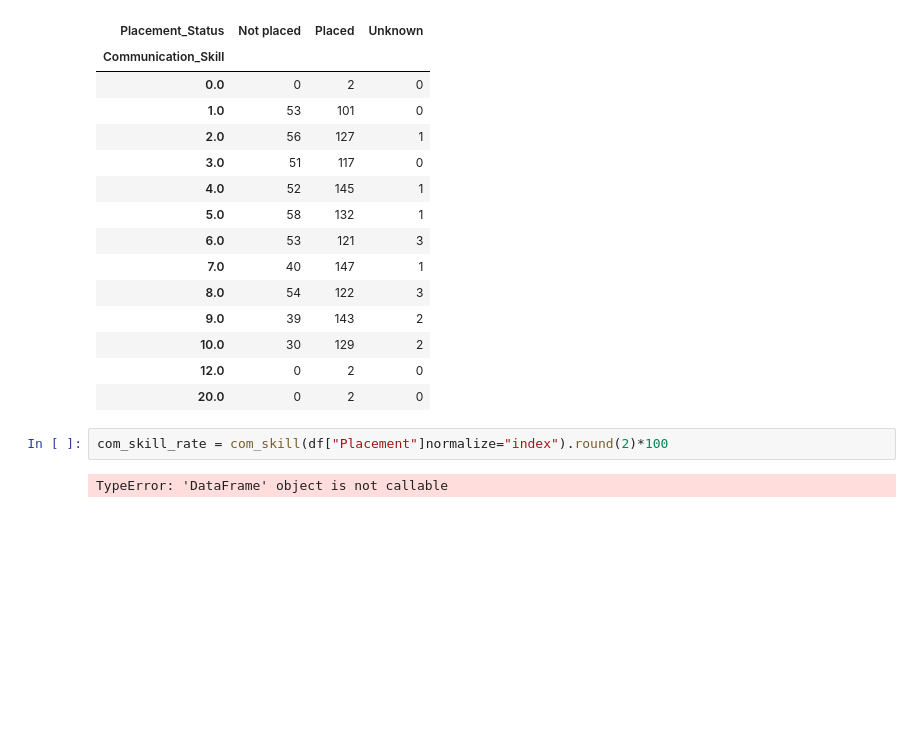
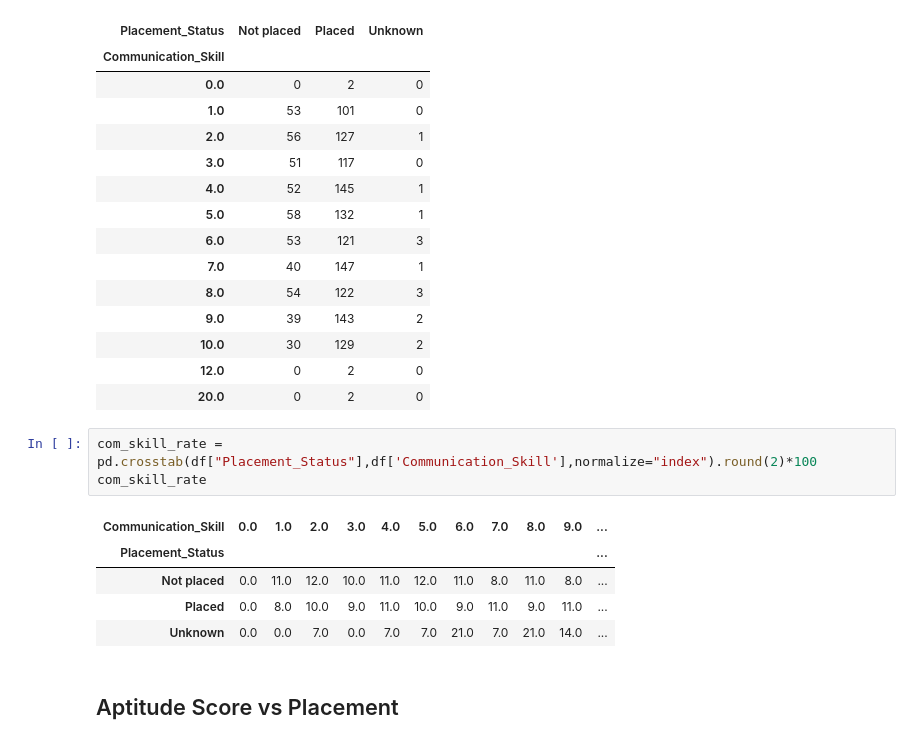
Before and after one commit to Dev-darshan24/Student-Placement-Analytics-, a Jupyter notebook: 3_EDA.ipynb, the cells around one changed output. Cells and saved outputs as stored; diff of their text form; blank space fills up the shorter version.

Commit message:
Update in EDA & Data_CLeaning. - Convert Package in numeric. EDA - Package Analysis and Branch wise Analysis

```diff
--- a/3_EDA.ipynb
+++ b/3_EDA.ipynb
@@ -222,6 +222,13 @@ com_skill
 | 12.0 | 0 | 2 | 0 |
 | 20.0 | 0 | 2 | 0 |
 # %%
-com_skill_rate = com_skill(df["Placement"]normalize="index").round(2)*100
+com_skill_rate = pd.crosstab(df["Placement_Status"],df['Communication_Skill'],normalize="index").round(2)*100
+com_skill_rate
 # %% [output]
-TypeError: 'DataFrame' object is not callable
+| Communication_Skill | 0.0 | 1.0 | 2.0 | 3.0 | 4.0 | 5.0 | 6.0 | 7.0 | 8.0 | 9.0 | ... |
+| Placement_Status |  |  |  |  |  |  |  |  |  |  | ... |
+| Not placed | 0.0 | 11.0 | 12.0 | 10.0 | 11.0 | 12.0 | 11.0 | 8.0 | 11.0 | 8.0 | ... |
+| Placed | 0.0 | 8.0 | 10.0 | 9.0 | 11.0 | 10.0 | 9.0 | 11.0 | 9.0 | 11.0 | ... |
+| Unknown | 0.0 | 0.0 | 7.0 | 0.0 | 7.0 | 7.0 | 21.0 | 7.0 | 21.0 | 14.0 | ... |
+# %% [markdown]
+## Aptitude Score vs Placement
```
Also changed, not shown: parts of 10 cells of this notebook, 2 other files.
